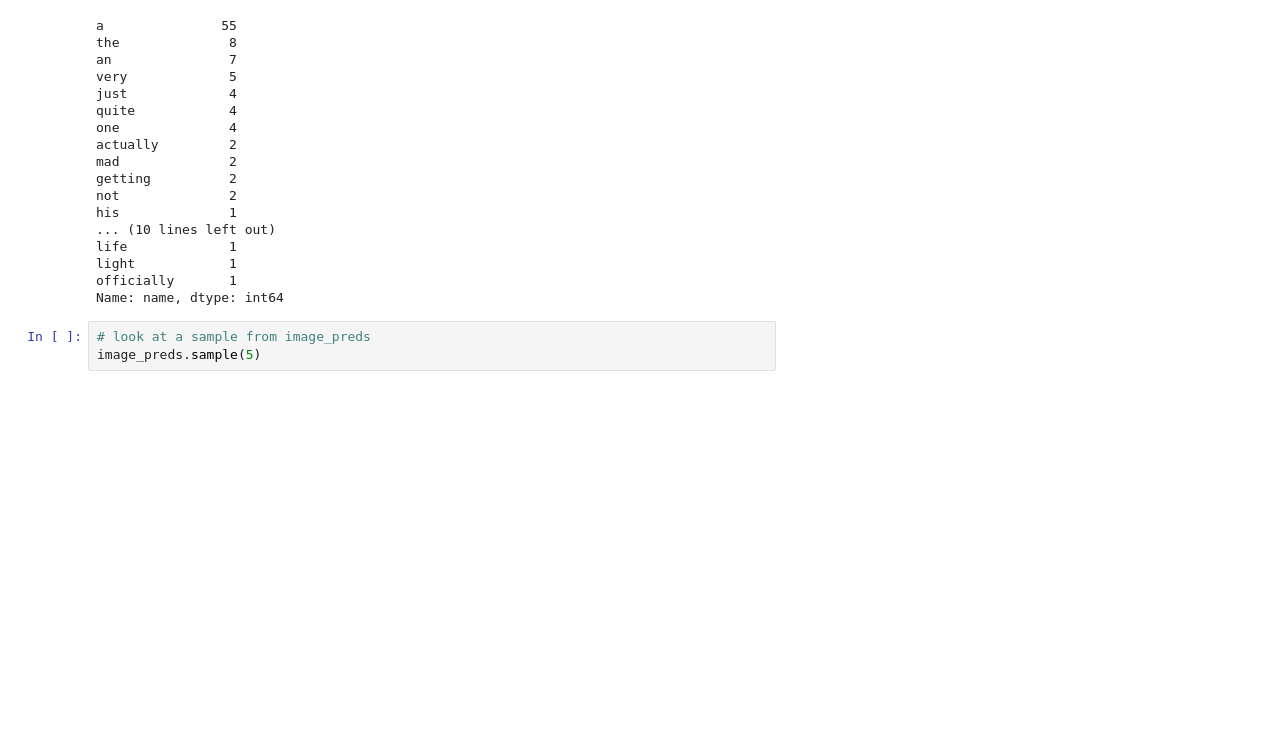
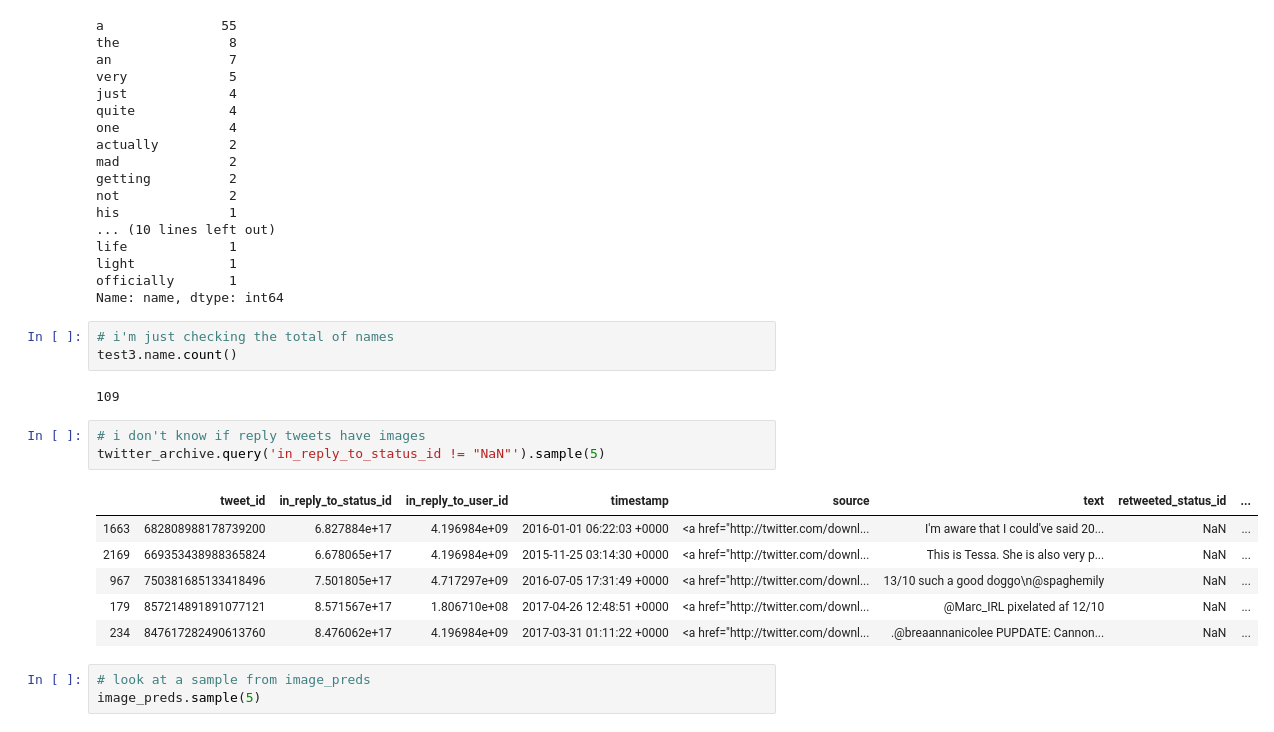
Before and after one commit to csuf-bywong/Wrangle-and-Analyze-Data, a Jupyter notebook: wrangle_act.ipynb, the cells around one changed output. Saved outputs shown, nothing was run; the diff lists cells and outputs as text; blank space fills up the shorter version.

```diff
--- a/wrangle_act.ipynb
+++ b/wrangle_act.ipynb
@@ -376,6 +436,21 @@ life             1
 light            1
 officially       1
 Name: name, dtype: int64
+# %%
+# i'm just checking the total of names
+test3.name.count()
+# %% [output]
+109
+# %%
+# i don't know if reply tweets have images
+twitter_archive.query('in_reply_to_status_id != "NaN"').sample(5)
+# %% [output]
+|  | tweet_id | in_reply_to_status_id | in_reply_to_user_id | timestamp | source | text | retweeted_status_id | ... |
+| 1663 | 682808988178739200 | 6.827884e+17 | 4.196984e+09 | 2016-01-01 06:22:03 +0000 | <a href="http://twitter.com/downl... | I'm aware that I could've said 20... | NaN | ... |
+| 2169 | 669353438988365824 | 6.678065e+17 | 4.196984e+09 | 2015-11-25 03:14:30 +0000 | <a href="http://twitter.com/downl... | This is Tessa. She is also very p... | NaN | ... |
+| 967 | 750381685133418496 | 7.501805e+17 | 4.717297e+09 | 2016-07-05 17:31:49 +0000 | <a href="http://twitter.com/downl... | 13/10 such a good doggo\n@spaghemily | NaN | ... |
+| 179 | 857214891891077121 | 8.571567e+17 | 1.806710e+08 | 2017-04-26 12:48:51 +0000 | <a href="http://twitter.com/downl... | @Marc_IRL pixelated af 12/10 | NaN | ... |
+| 234 | 847617282490613760 | 8.476062e+17 | 4.196984e+09 | 2017-03-31 01:11:22 +0000 | <a href="http://twitter.com/downl... | .@breaannanicolee PUPDATE: Cannon... | NaN | ... |
 # %%
 # look at a sample from image_preds
 image_preds.sample(5)
```
Also changed, not shown: parts of 34 cells of this notebook, 2 other files.
